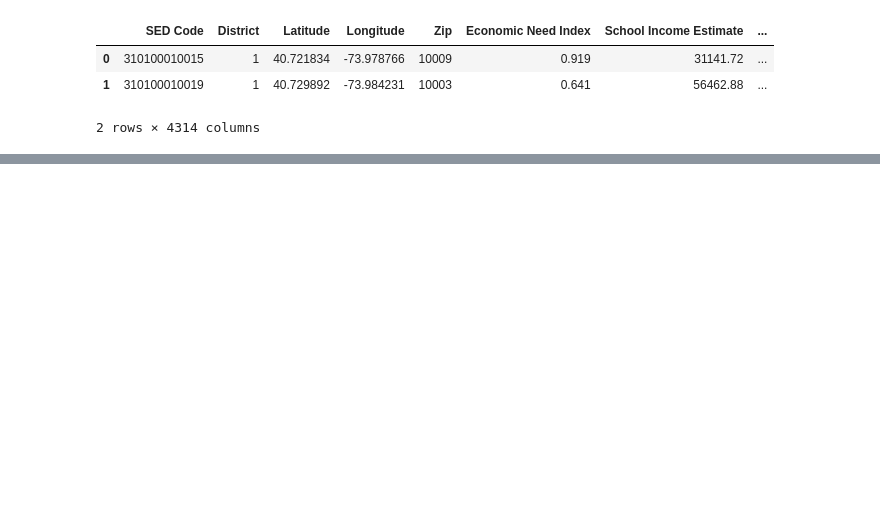
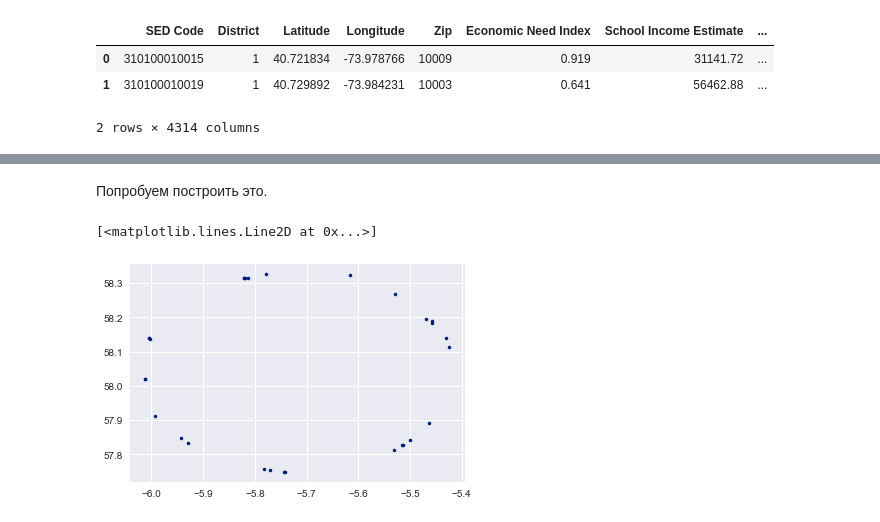
Before and after one commit to V-Marco/PASSNYC, a Jupyter notebook: PASSNYC_EDA_CLEAR.ipynb, the cells around one changed output, grey strips where cells are left out. Saved outputs shown, nothing was run; the diff lists cells and outputs as text; code cells hidden in the pictures; blank space fills up the shorter version.

```diff
--- a/PASSNYC_EDA_CLEAR.ipynb
+++ b/PASSNYC_EDA_CLEAR.ipynb
@@ -101,0 +178,7 @@ len(X_sne[:, 0])
+# %% [markdown]
+Попробуем построить это.
+# %%
+plt.plot(X_sne[y==0, 0], X_sne[y==0, 1], marker = '.', linestyle='none')
+# %% [output]
+[<matplotlib.lines.Line2D at 0x...>]
+[figure, added]
```
Also changed, not shown: parts of 18 cells of this notebook.
